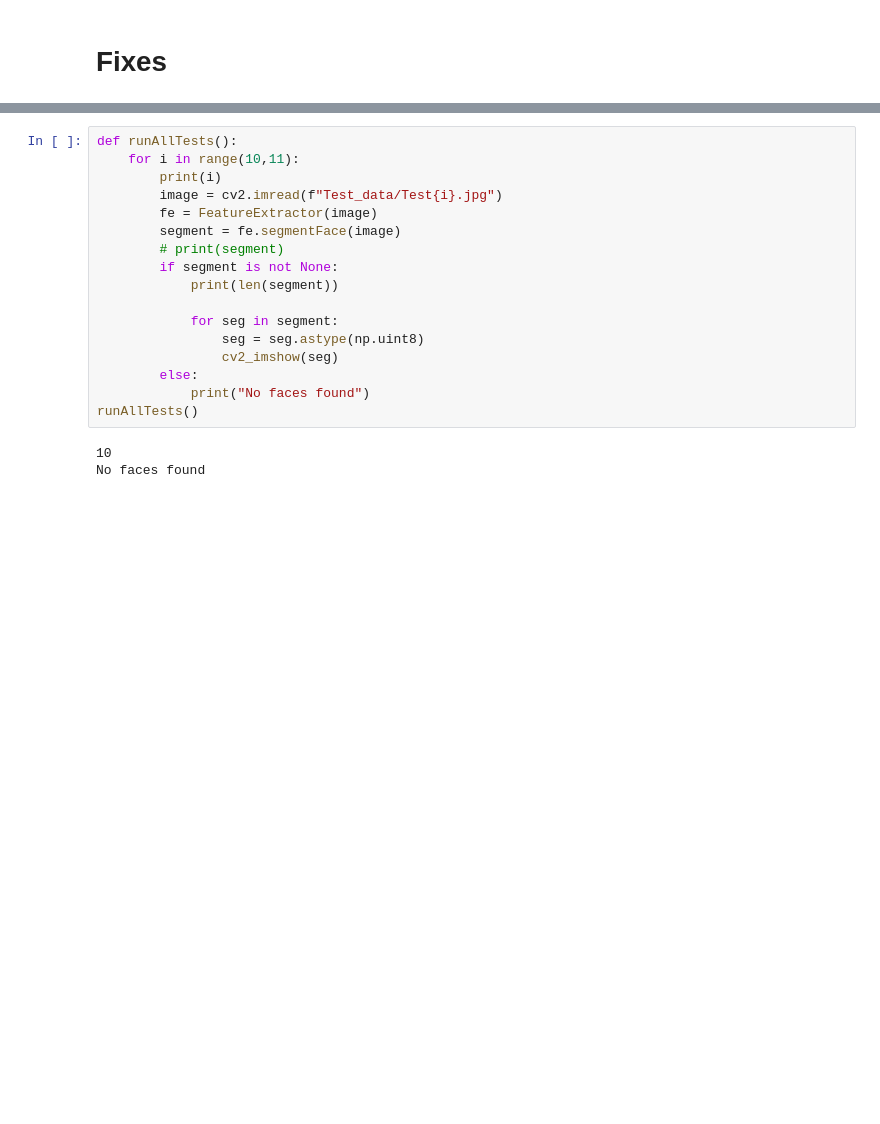
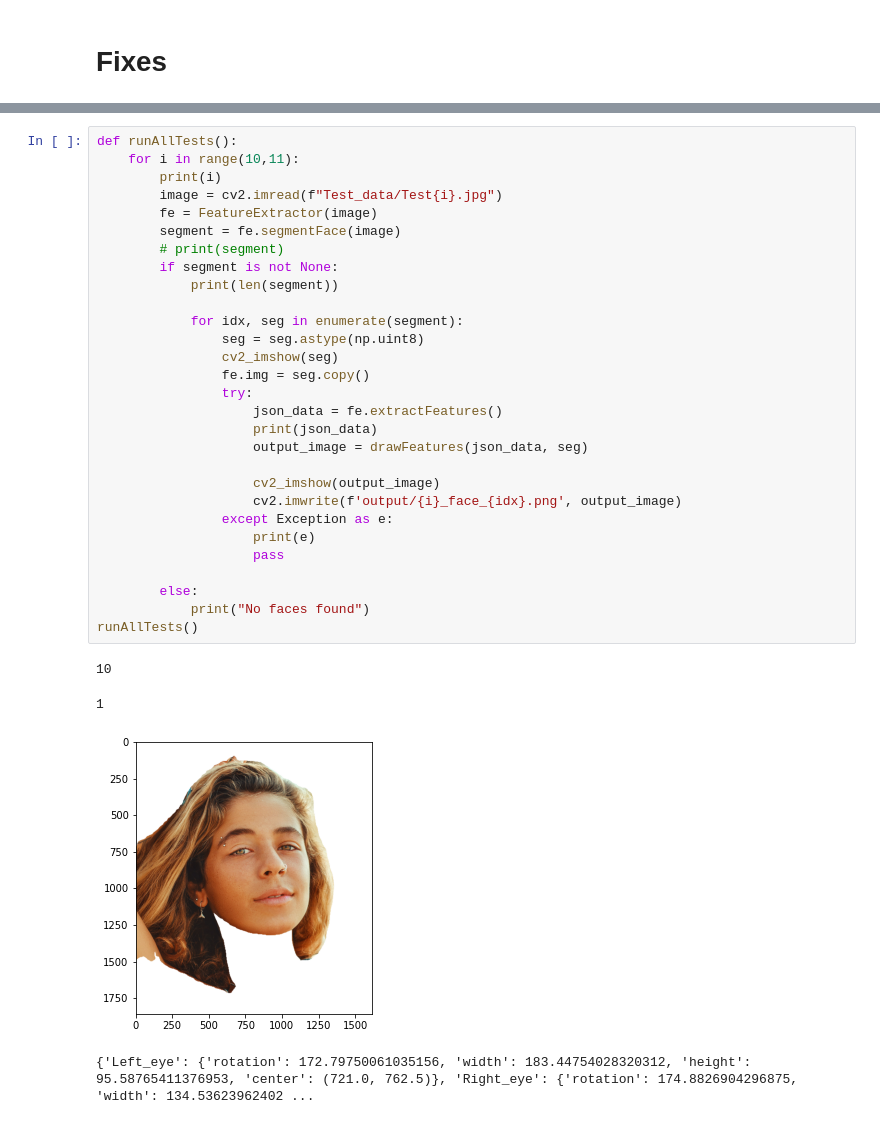
Before and after one commit to maaz9898/Facial_features_extraction, a Jupyter notebook: test.ipynb, the cells around one changed output, grey strips where cells are left out. Cells and saved outputs as stored; diff of their text form; blank space fills up the shorter version.

Commit message:
add code for testing features and saving output

```diff
--- a/test.ipynb
+++ b/test.ipynb
@@ -561,20 +565,34 @@ import numpy as np
 # %%
 def runAllTests():
     for i in range(10,11):
         print(i)
         image = cv2.imread(f"Test_data/Test{i}.jpg")
         fe = FeatureExtractor(image)
         segment = fe.segmentFace(image)
         # print(segment)
         if segment is not None:
             print(len(segment))
 
-            for seg in segment:
+            for idx, seg in enumerate(segment):
                 seg = seg.astype(np.uint8)
                 cv2_imshow(seg)
+                fe.img = seg.copy()
+                try:
+                    json_data = fe.extractFeatures()
+                    print(json_data)
+                    output_image = drawFeatures(json_data, seg)
+
+                    cv2_imshow(output_image)
+                    cv2.imwrite(f'output/{i}_face_{idx}.png', output_image)
+                except Exception as e:
+                    print(e)
+                    pass
+
         else:
             print("No faces found")
 runAllTests()
 # %% [output]
 10
-No faces found
+1
+[figure, added]
+{'Left_eye': {'rotation': 172.79750061035156, 'width': 183.44754028320312, 'height': 95.58765411376953, 'center': (721.0, 762.5)}, 'Right_eye': {'rotation': 174.8826904296875, 'width': 134.53623962402 ...
```
Also changed, not shown: parts of 2 cells of this notebook.
